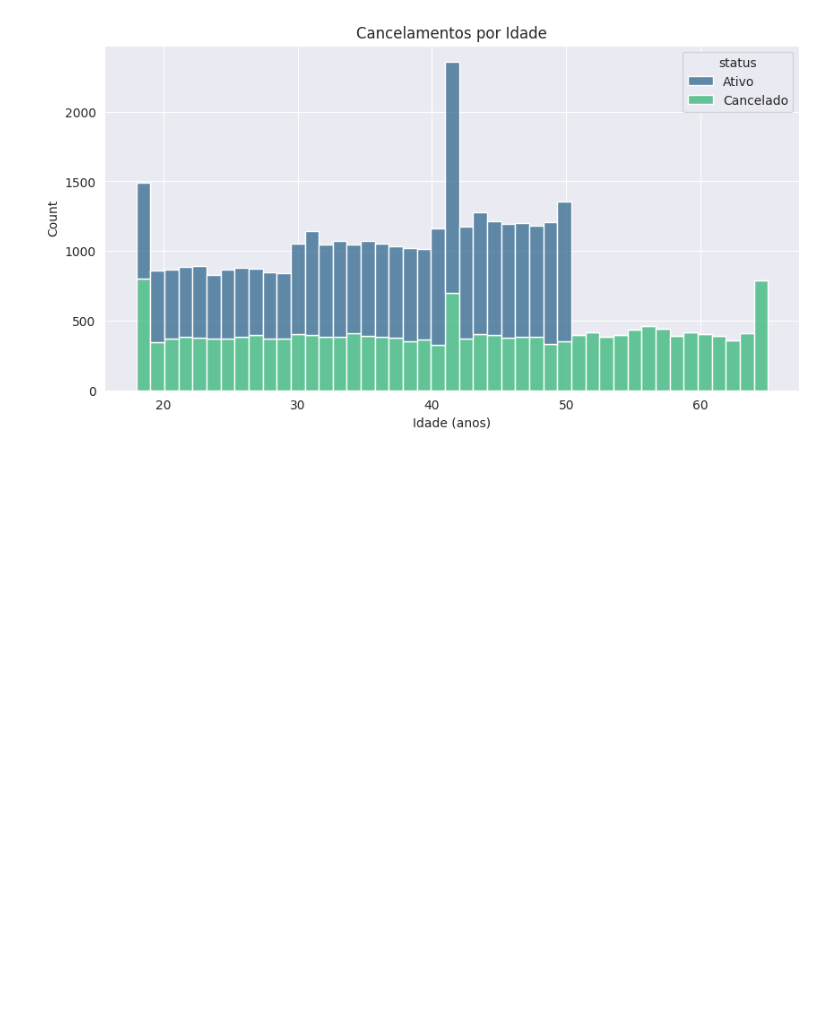
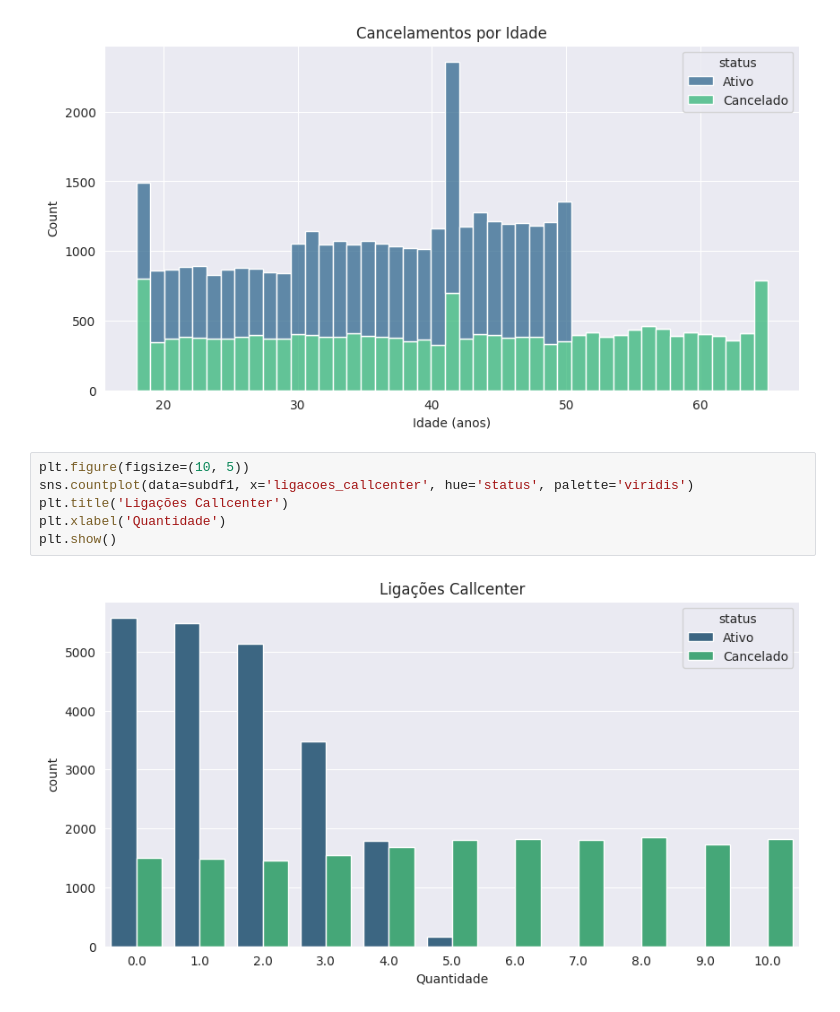
Before and after one commit to LukasMax95/desafios-Hatchtag-Jornada-Python-Jan-2026, a Jupyter notebook: 03/myanswer.ipynb, the cells around one changed output. Drawn from its saved outputs; the diff is of its cells as text; blank space fills up the shorter version.

```diff
--- a/03/myanswer.ipynb
+++ b/03/myanswer.ipynb
@@ -121,3 +121,11 @@ plt.xlabel('Idade (anos)')
 plt.show()
 # %% [output]
 [figure]
+# %%
+plt.figure(figsize=(10, 5))
+sns.countplot(data=subdf1, x='ligacoes_callcenter', hue='status', palette='viridis')
+plt.title('Ligações Callcenter')
+plt.xlabel('Quantidade')
+plt.show()
+# %% [output]
+[figure, added]
```
